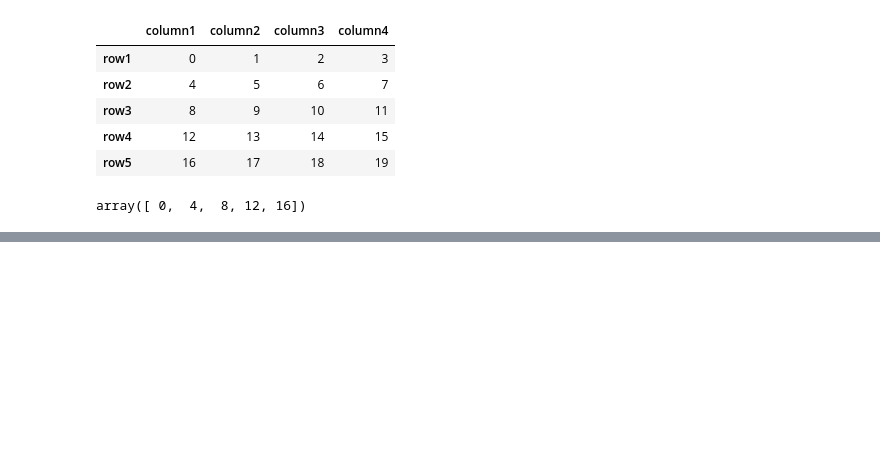
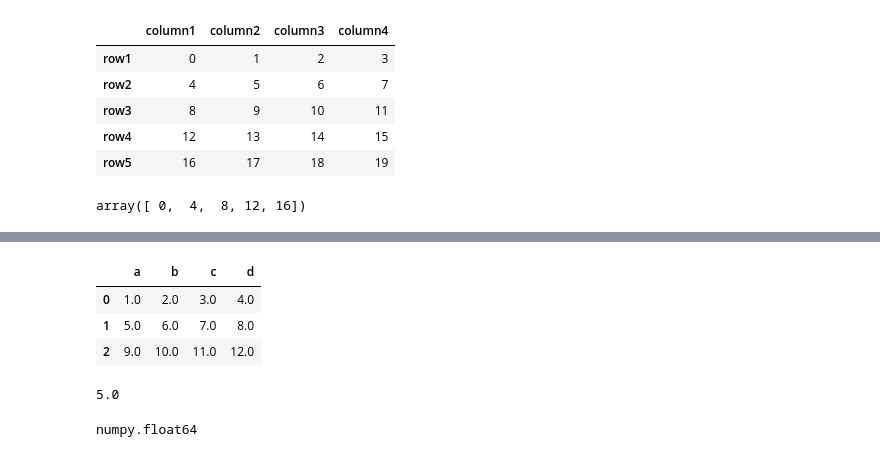
Before and after one commit to SUDHAN1022/Python-for-data-science, a Jupyter notebook: python_series.ipynb, the cells around one changed output, grey strips where cells are left out. Saved outputs shown, nothing was run; the diff lists cells and outputs as text; code cells hidden in the pictures; blank space fills up the shorter version.

```diff
--- a/python_series.ipynb
+++ b/python_series.ipynb
@@ -221,0 +318,18 @@ array([ 0,  4,  8, 12, 16])
+# %%
+data1=('a,b,c,d\n'
+       '1,2,3,4\n'
+       '5,6,7,8\n'
+       '9,10,11,12')
+# %%
+de=pd.read_csv(StringIO(data1),dtype=float)
+# %%
+de
+# %% [output]
+|  | a | b | c | d |
+| 0 | 1.0 | 2.0 | 3.0 | 4.0 |
+| 1 | 5.0 | 6.0 | 7.0 | 8.0 |
+| 2 | 9.0 | 10.0 | 11.0 | 12.0 |
+# %%
+de['a'][1]
+# %% [output]
+5.0
@@ -221,0 +338,4 @@ array([ 0,  4,  8, 12, 16])
+# %%
+type(de['b'][1])
+# %% [output]
+numpy.float64
```
Also changed, not shown: parts of 31 cells of this notebook.
